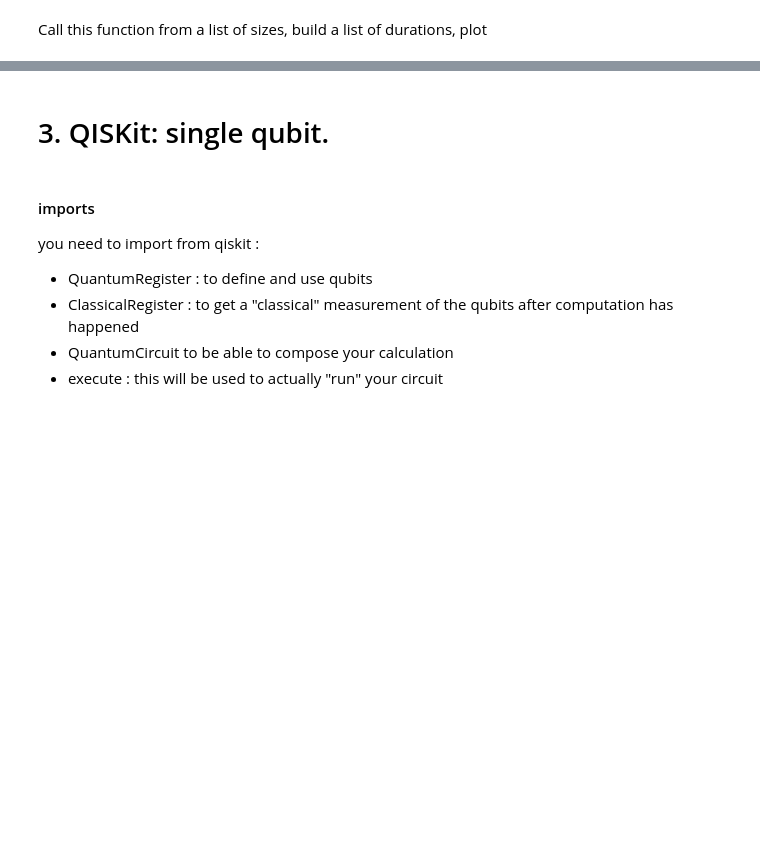
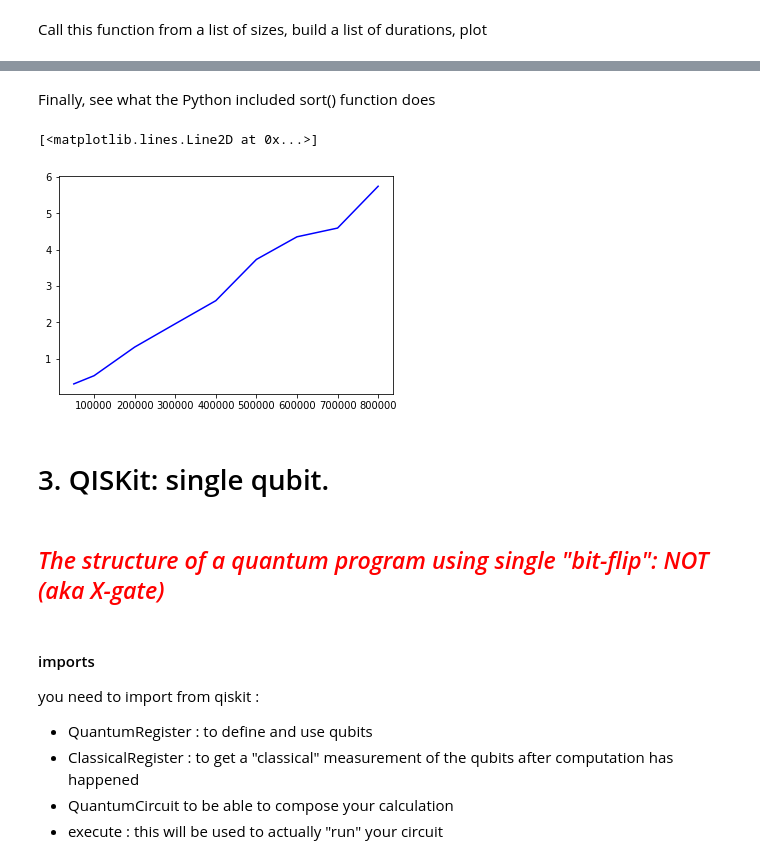
Before and after one commit to AzizNgoueya/20190410, a Jupyter notebook: ECOLE42 QISKit Hello Quantum World!.ipynb, the cells around one changed output, grey strips where cells are left out. Drawn from its saved outputs; the diff is of its cells as text; code cells hidden in the pictures; blank space fills up the shorter version.

```diff
--- a/ECOLE42 QISKit Hello Quantum World!.ipynb
+++ b/ECOLE42 QISKit Hello Quantum World!.ipynb
@@ -253,5 +374,30 @@ Elle prend un tableau, et 2 positions de l'array et tant queles 2 positions sont
+# %% [markdown]
+Finally, see what the Python included sort() function does
+# %%
+import random
+import time
+import matplotlib.pyplot as plt
+
+def get_python_sort_time(n):
+    arr = [random.random() for i in range(n)]
+    start_time = time.time()
+    arr.sort()
+    end_time = time.time()
+    return  end_time - start_time
+
+times = []
+sizes = [50000,100000,200000,300000,400000,500000,600000,700000,800000]
+for n in sizes:
+    times.append(get_quicksort_time(n))
+
+plt.plot(sizes,times,color="blue")
+# %% [output]
+[<matplotlib.lines.Line2D at 0x...>]
+[figure, added]
 # %% [markdown]
 # 3. QISKit: single qubit.
+# %% [markdown]
+## <span style="color:red"><em>The structure of a quantum program using single "bit-flip": NOT (aka X-gate)</em></span>
 # %% [markdown]
 #### imports
 you need to import from qiskit :
```
Also changed, not shown: parts of 52 cells of this notebook.
